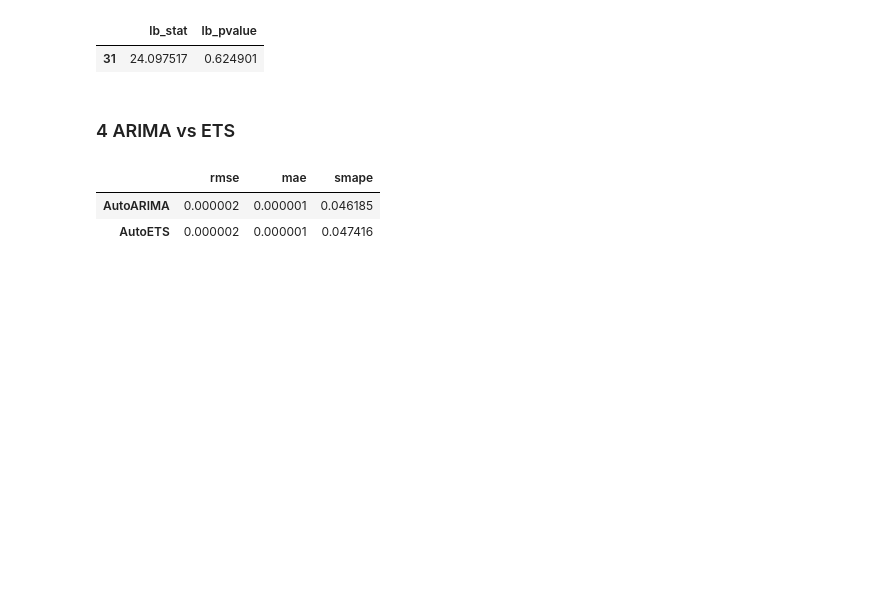
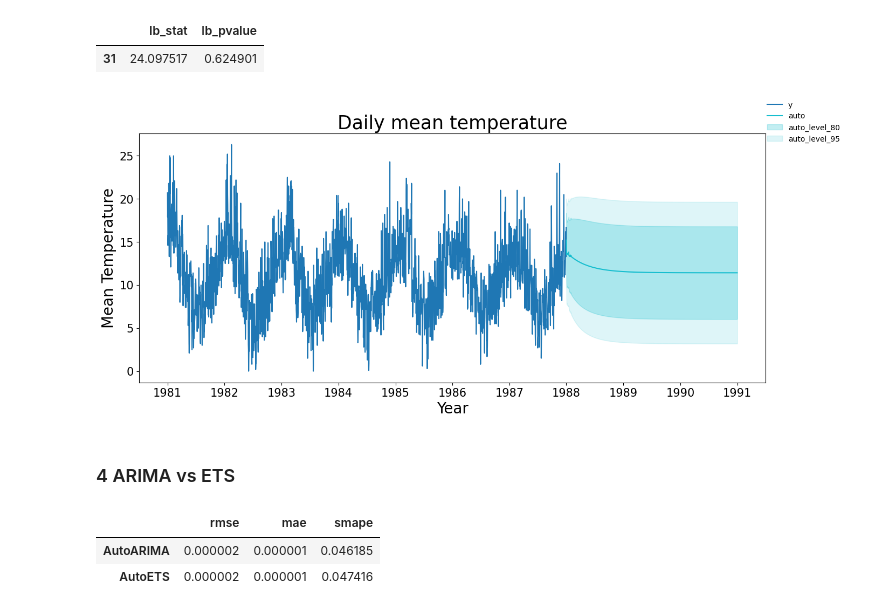
Before and after one commit to HannaHalka/Time-Series, a Jupyter notebook: Ass6/Assignment6.ipynb, the cells around one changed output. Saved outputs shown, nothing was run; the diff lists cells and outputs as text; code cells hidden in the pictures; blank space fills up the shorter version.

```diff
--- a/Ass6/Assignment6.ipynb
+++ b/Ass6/Assignment6.ipynb
@@ -151,24 +151,21 @@ ljung_box
 |  | lb_stat | lb_pvalue |
 | 31 | 24.097517 | 0.624901 |
 # %%
-fig, ax = plt.subplots(figsize=(12, 4))
-
 plot_series(
   df=train, # tempt
   forecasts_df=forecasts.reset_index()[
     [
       "unique_id", "ds", "auto",
       "auto-lo-80", "auto-lo-95",
       "auto-hi-80", "auto-hi-95",
     ]
   ],
   level=[80, 95], rm_legend=False,
   xlabel="Year", ylabel="Mean Temperature",
-  title="Daily mean temperature", ax=ax
-)
-
-ax.axvline(pd.to_datetime("1988-01-01"), color="black", ls="--")
-plt.show()
+  title="Daily mean temperature"
+) # 1988-01-01
+# %% [output]
+[figure, added]
 # %% [markdown]
 ### 4 ARIMA vs ETS
 # %%
```
Also changed, not shown: parts of 10 cells of this notebook, 1 other file.
